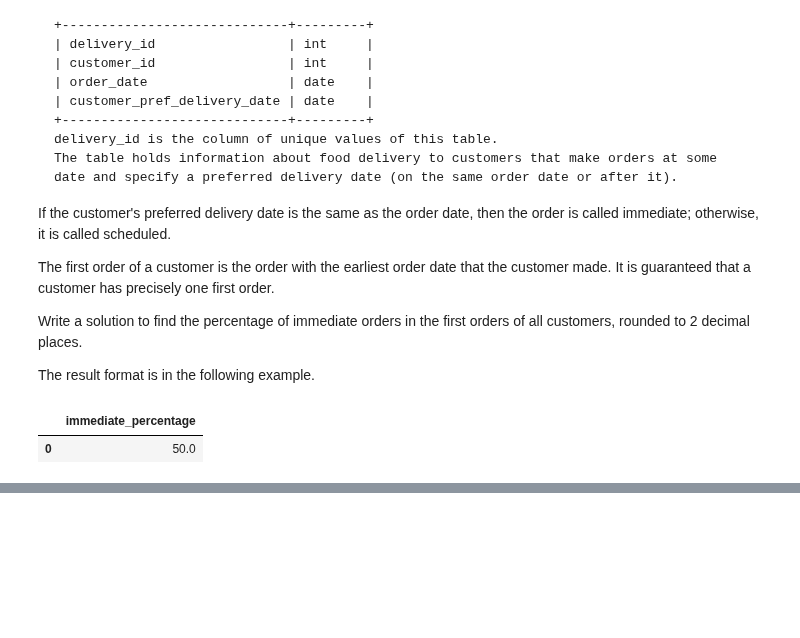
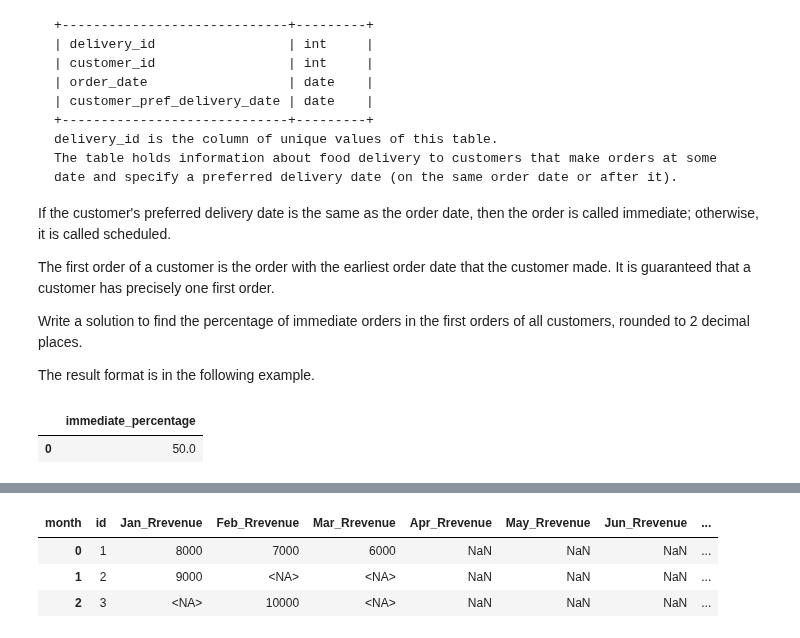
Before and after one commit to drwslv/LeetCode-Pandas, a Jupyter notebook: examples_1.ipynb, the cells around one changed output, grey strips where cells are left out. Drawn from its saved outputs; the diff is of its cells as text; code cells hidden in the pictures; blank space fills up the shorter version.

```diff
--- a/examples_1.ipynb
+++ b/examples_1.ipynb
@@ -2294,6 +2282,0 @@ first_orders
-# %%
-df = pd.merge(delivery, first_orders, how='inner', on=['customer_id','order_date'])
-df['immediate'] = 0
-df.loc[ df['order_date']==df['customer_pref_delivery_date'], ['immediate'] ] = 1
-immediate_percentage = df['immediate'].mean()
-pd.DataFrame(round(immediate_percentage*100,2) , index=[0], columns=['immediate_percentage'] )
@@ -2302,0 +2305,25 @@ pd.DataFrame(round(immediate_percentage*100,2) , index=[0], columns=['immediate_
+# %%
+def reformat_table(department: pd.DataFrame) -> pd.DataFrame:
+    prefixes = ["Jan","Feb","Mar","Apr","May","Jun","Jul","Aug","Sep","Oct","Nov","Dec"]
+    df = department.pivot(index=['id'], columns=['month'], values='revenue')
+    df = df.reindex(columns=prefixes)
+    df = df.rename(columns=lambda prefix: prefix + "_Revenue")
+    return df.reset_index()
+# %%
+# Beats 74.55%
+
+def reformat_table(department: pd.DataFrame) -> pd.DataFrame:
+    prefixes = ["Jan","Feb","Mar","Apr","May","Jun","Jul","Aug","Sep","Oct","Nov","Dec"]
+    df = department.pivot(index=['id'], columns=['month'], values='revenue')
+    df = df.reindex(columns=prefixes).add_suffix('_Revenue')
+    return df.reset_index()
+# %%
+data = [[1, 8000, 'Jan'], [2, 9000, 'Jan'], [3, 10000, 'Feb'], [1, 7000, 'Feb'], [1, 6000, 'Mar']]
+department = pd.DataFrame(data, columns=['id', 'revenue', 'month']).astype({'id':'Int64', 'revenue':'Int64', 'month':'object'})
+# %%
+reformat_table(department)
+# %% [output]
+| month | id | Jan_Rrevenue | Feb_Rrevenue | Mar_Rrevenue | Apr_Rrevenue | May_Rrevenue | Jun_Rrevenue | ... |
+| 0 | 1 | 8000 | 7000 | 6000 | NaN | NaN | NaN | ... |
+| 1 | 2 | 9000 | <NA> | <NA> | NaN | NaN | NaN | ... |
+| 2 | 3 | <NA> | 10000 | <NA> | NaN | NaN | NaN | ... |
```
Also changed, not shown: parts of 5 cells of this notebook.
